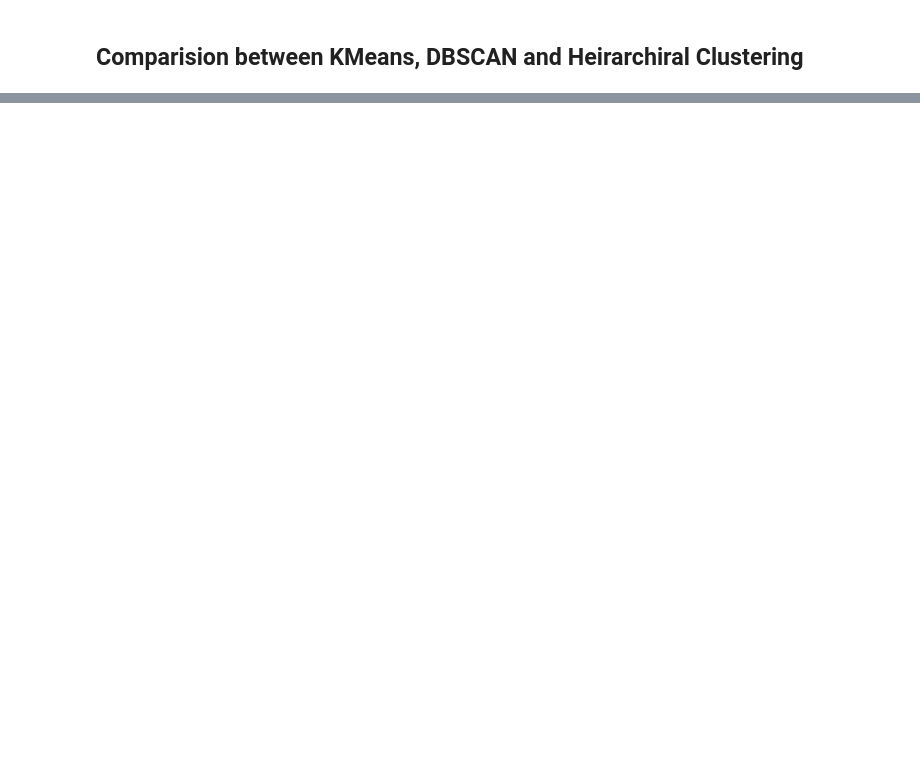
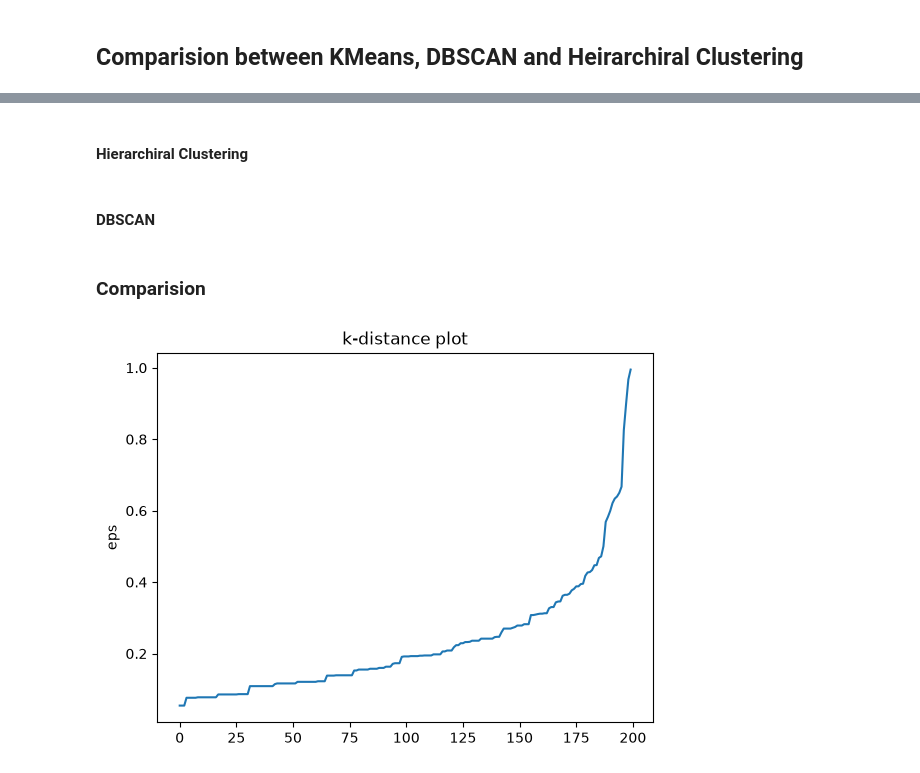
Before and after one commit to TheRoyBar/groupCust, a Jupyter notebook: GroupCust.ipynb, the cells around one changed output, grey strips where cells are left out. Saved outputs shown, nothing was run; the diff lists cells and outputs as text; code cells hidden in the pictures; blank space fills up the shorter version.

```diff
--- a/GroupCust.ipynb
+++ b/GroupCust.ipynb
@@ -265,3 +265,15 @@ fig.show()
 [interactive output not drawn]
 # %% [markdown]
 ## Comparision between KMeans, DBSCAN and Heirarchiral Clustering
+# %%
+from sklearn.preprocessing import StandardScaler #For standardizing each data
+from sklearn.decomposition import PCA #For matrix decomposition
+from sklearn.cluster import KMeans, AgglomerativeClustering, DBSCAN #Importing the main algorithms
+from sklearn.neighbors import NearestNeighbors
+from sklearn.metrics import (silhouette_score, davies_bouldin_score,
+                             calinski_harabasz_score, adjusted_rand_score)
+
+scaled_features = StandardScaler().fit_transform(X)
+pca_coordinates = PCA(n_components=2).fit_transform(scaled_features)
+optimal_k = 4
+comparison_rows = []
@@ -267,0 +295,2 @@ fig.show()
+# %% [markdown]
+#### Hierarchiral Clustering
@@ -267,0 +310,2 @@ fig.show()
+# %% [markdown]
+#### DBSCAN
@@ -267,0 +333,15 @@ fig.show()
+# %% [markdown]
+### Comparision
+# %%
+dbscan_min_samples = 2 * scaled_features.shape[1]
+
+neighbors_model = NearestNeighbors(n_neighbors=dbscan_min_samples).fit(scaled_features)
+neighbor_distances, _ = neighbors_model.kneighbors(scaled_features)
+sorted_k_distances = np.sort(neighbor_distances[:, -1])
+
+plt.plot(sorted_k_distances)
+plt.title("k-distance plot")
+plt.ylabel("eps")
+plt.show()
+# %% [output]
+[figure, added]
```
Also changed, not shown: parts of 7 cells of this notebook.
